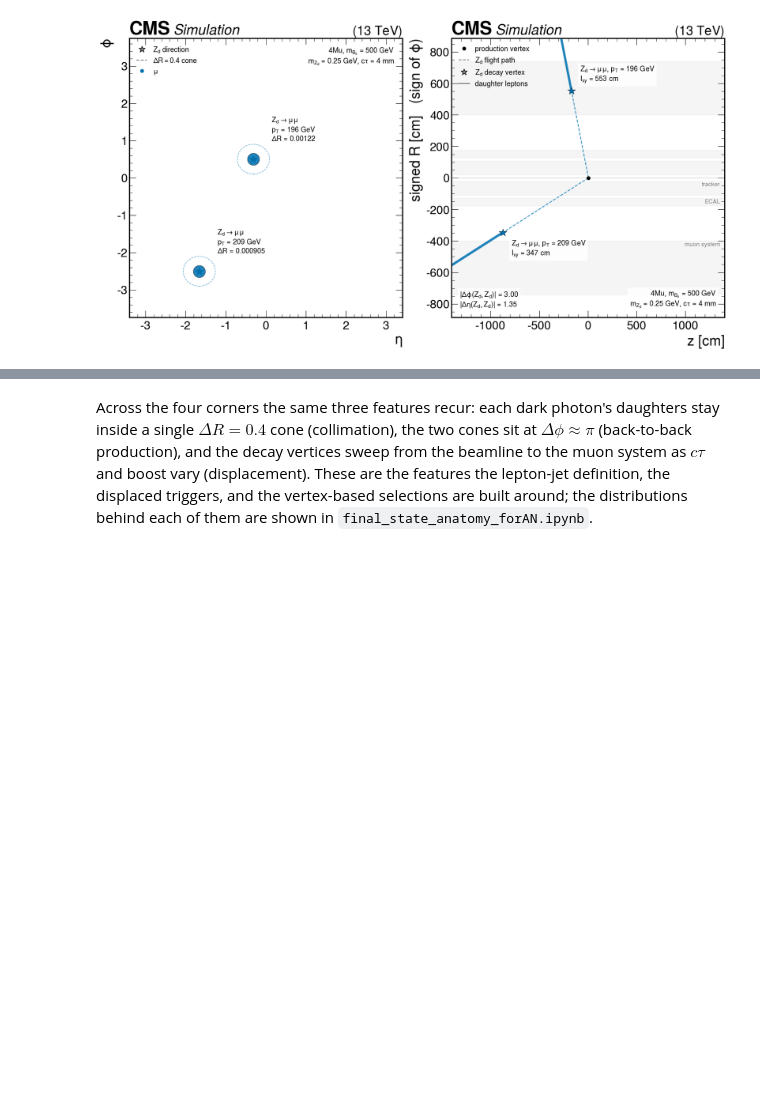
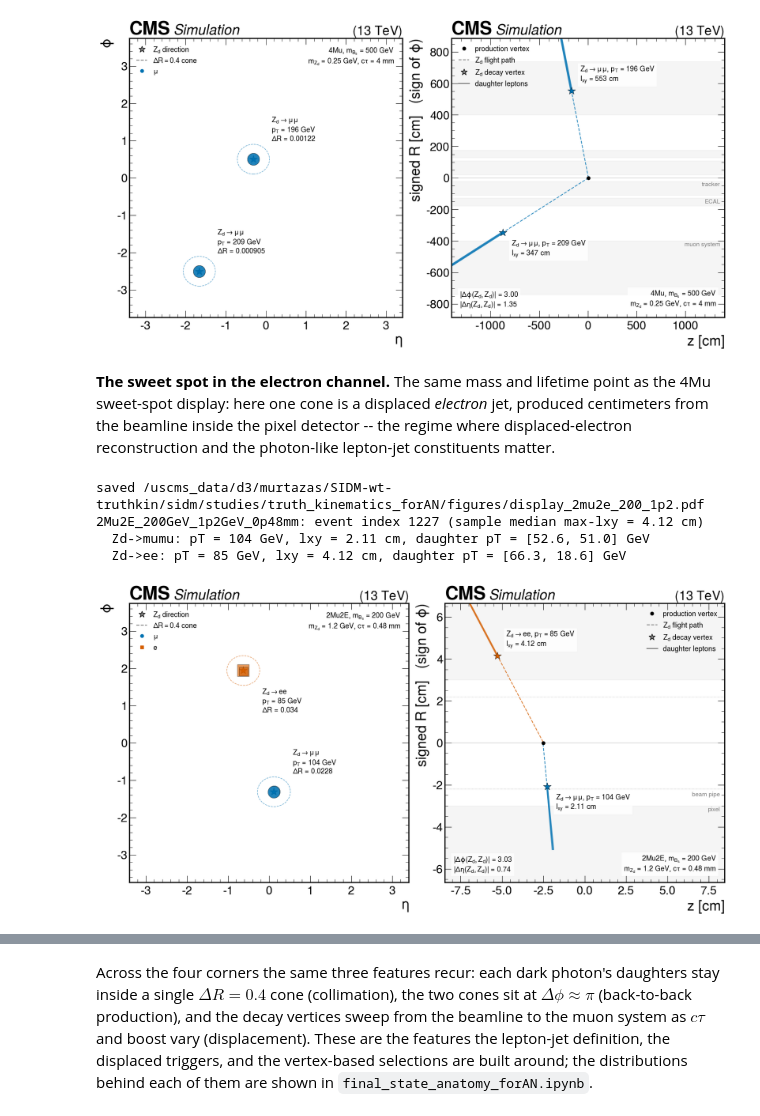
Before and after one commit to mariajose2398/SIDM, a Jupyter notebook: sidm/studies/truth_kinematics_forAN/event_displays_forAN.ipynb, the cells around one changed output, grey strips where cells are left out. Saved outputs shown, nothing was run; the diff lists cells and outputs as text; code cells hidden in the pictures; blank space fills up the shorter version.

```diff
--- a/sidm/studies/truth_kinematics_forAN/event_displays_forAN.ipynb
+++ b/sidm/studies/truth_kinematics_forAN/event_displays_forAN.ipynb
@@ -518,3 +522,13 @@ saved /uscms_data/d3/murtazas/SIDM-wt-truthkin/sidm/studies/truth_kinematics_for
   Zd->mumu: pT = 196 GeV, lxy = 553 cm, daughter pT = [131.0, 64.9] GeV
   Zd->mumu: pT = 209 GeV, lxy = 347 cm, daughter pT = [144.7, 64.8] GeV
 [figure]
+# %% [markdown]
+**The sweet spot in the electron channel.** The same mass and lifetime point as the 4Mu sweet-spot display: here one cone is a displaced *electron* jet, produced centimeters from the beamline inside the pixel detector -- the regime where displaced-electron reconstruction and the photon-like lepton-jet constituents matter.
+# %%
+rec = display("2Mu2E_200GeV_1p2GeV_0p48mm", "signal_2mu2e_v10.yaml", "display_2mu2e_200_1p2")
+# %% [output]
+saved /uscms_data/d3/murtazas/SIDM-wt-truthkin/sidm/studies/truth_kinematics_forAN/figures/display_2mu2e_200_1p2.pdf
+2Mu2E_200GeV_1p2GeV_0p48mm: event index 1227 (sample median max-lxy = 4.12 cm)
+  Zd->mumu: pT = 104 GeV, lxy = 2.11 cm, daughter pT = [52.6, 51.0] GeV
+  Zd->ee: pT = 85 GeV, lxy = 4.12 cm, daughter pT = [66.3, 18.6] GeV
+[figure, added]
```
Also changed, not shown: parts of 5 cells of this notebook.
